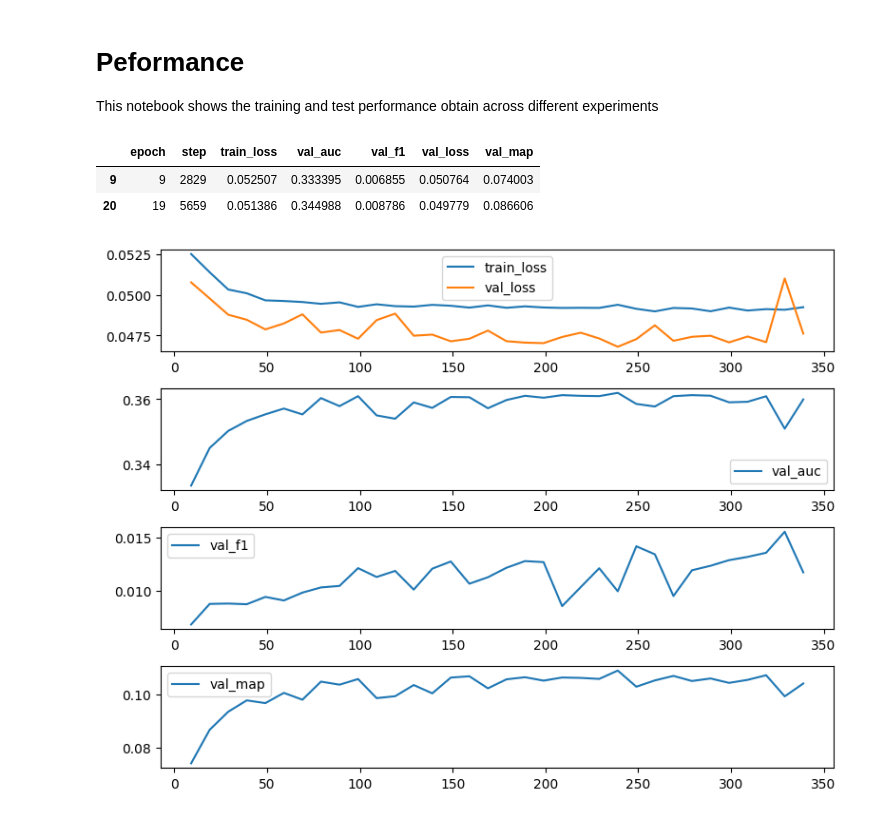
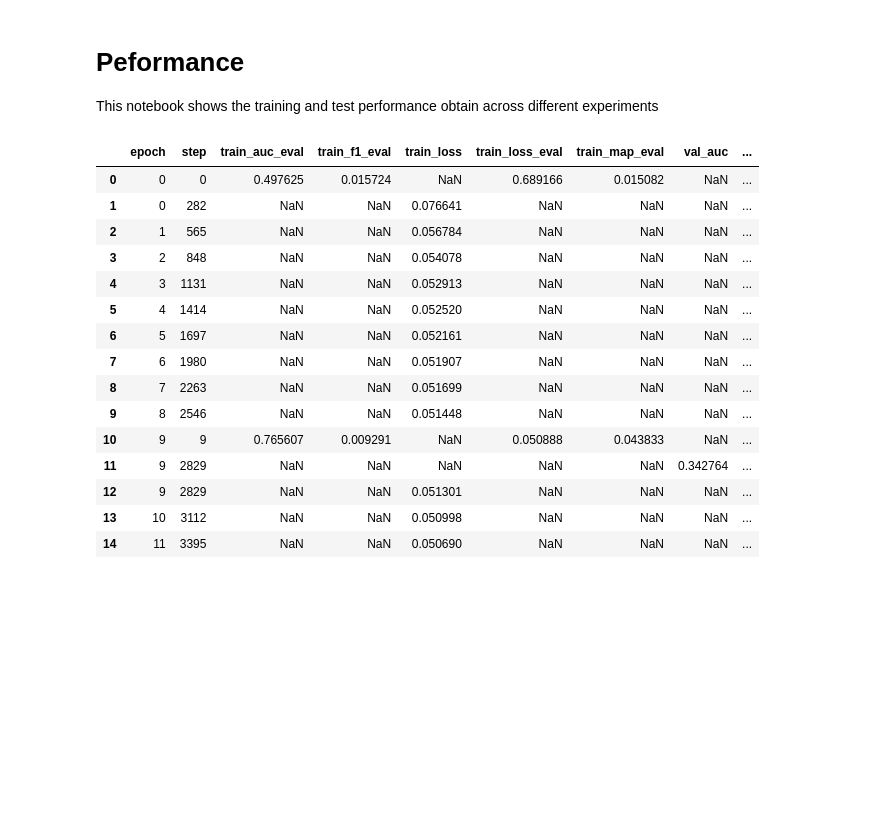
Before and after one commit to JoseFRuiz/audio-classification, a Jupyter notebook: performance.ipynb, the cells around one changed output. Cells and saved outputs as stored; diff of their text form; code cells hidden in the pictures; blank space fills up the shorter version.

```diff
--- a/performance.ipynb
+++ b/performance.ipynb
@@ -30,26 +14,19 @@ df_clean = df_clean.sort_values('epoch')
-# %%
-df_valid_metrics = df_clean.loc[df_clean['val_auc'].notna()]
-df_valid_metrics.head(2)
-# %% [output]
-|  | epoch | step | train_loss | val_auc | val_f1 | val_loss | val_map |
-| 9 | 9 | 2829 | 0.052507 | 0.333395 | 0.006855 | 0.050764 | 0.074003 |
-| 20 | 19 | 5659 | 0.051386 | 0.344988 | 0.008786 | 0.049779 | 0.086606 |
-# %%
-plt.figure(figsize=(8, 6))
-plt.subplot(411)
-plt.plot(df_valid_metrics["epoch"], df_valid_metrics["train_loss"], label="train_loss")
-plt.plot(df_valid_metrics["epoch"], df_valid_metrics["val_loss"], label="val_loss")
-plt.legend()
-plt.subplot(412)
-plt.plot(df_valid_metrics["epoch"], df_valid_metrics["val_auc"], label="val_auc")
-plt.legend()
-plt.subplot(413)
-plt.plot(df_valid_metrics["epoch"], df_valid_metrics["val_f1"], label="val_f1")
-plt.legend()
-plt.subplot(414)
-plt.plot(df_valid_metrics["epoch"], df_valid_metrics["val_map"], label="val_map")
-plt.legend()
-
-plt.tight_layout()
-# %% [output]
-[figure, removed]
+# %%
+df.head(15)
+# %% [output]
+|  | epoch | step | train_auc_eval | train_f1_eval | train_loss | train_loss_eval | train_map_eval | val_auc | ... |
+| 0 | 0 | 0 | 0.497625 | 0.015724 | NaN | 0.689166 | 0.015082 | NaN | ... |
+| 1 | 0 | 282 | NaN | NaN | 0.076641 | NaN | NaN | NaN | ... |
+| 2 | 1 | 565 | NaN | NaN | 0.056784 | NaN | NaN | NaN | ... |
+| 3 | 2 | 848 | NaN | NaN | 0.054078 | NaN | NaN | NaN | ... |
+| 4 | 3 | 1131 | NaN | NaN | 0.052913 | NaN | NaN | NaN | ... |
+| 5 | 4 | 1414 | NaN | NaN | 0.052520 | NaN | NaN | NaN | ... |
+| 6 | 5 | 1697 | NaN | NaN | 0.052161 | NaN | NaN | NaN | ... |
+| 7 | 6 | 1980 | NaN | NaN | 0.051907 | NaN | NaN | NaN | ... |
+| 8 | 7 | 2263 | NaN | NaN | 0.051699 | NaN | NaN | NaN | ... |
+| 9 | 8 | 2546 | NaN | NaN | 0.051448 | NaN | NaN | NaN | ... |
+| 10 | 9 | 9 | 0.765607 | 0.009291 | NaN | 0.050888 | 0.043833 | NaN | ... |
+| 11 | 9 | 2829 | NaN | NaN | NaN | NaN | NaN | 0.342764 | ... |
+| 12 | 9 | 2829 | NaN | NaN | 0.051301 | NaN | NaN | NaN | ... |
+| 13 | 10 | 3112 | NaN | NaN | 0.050998 | NaN | NaN | NaN | ... |
+| 14 | 11 | 3395 | NaN | NaN | 0.050690 | NaN | NaN | NaN | ... |
```
Also changed, not shown: parts of 3 cells of this notebook.
